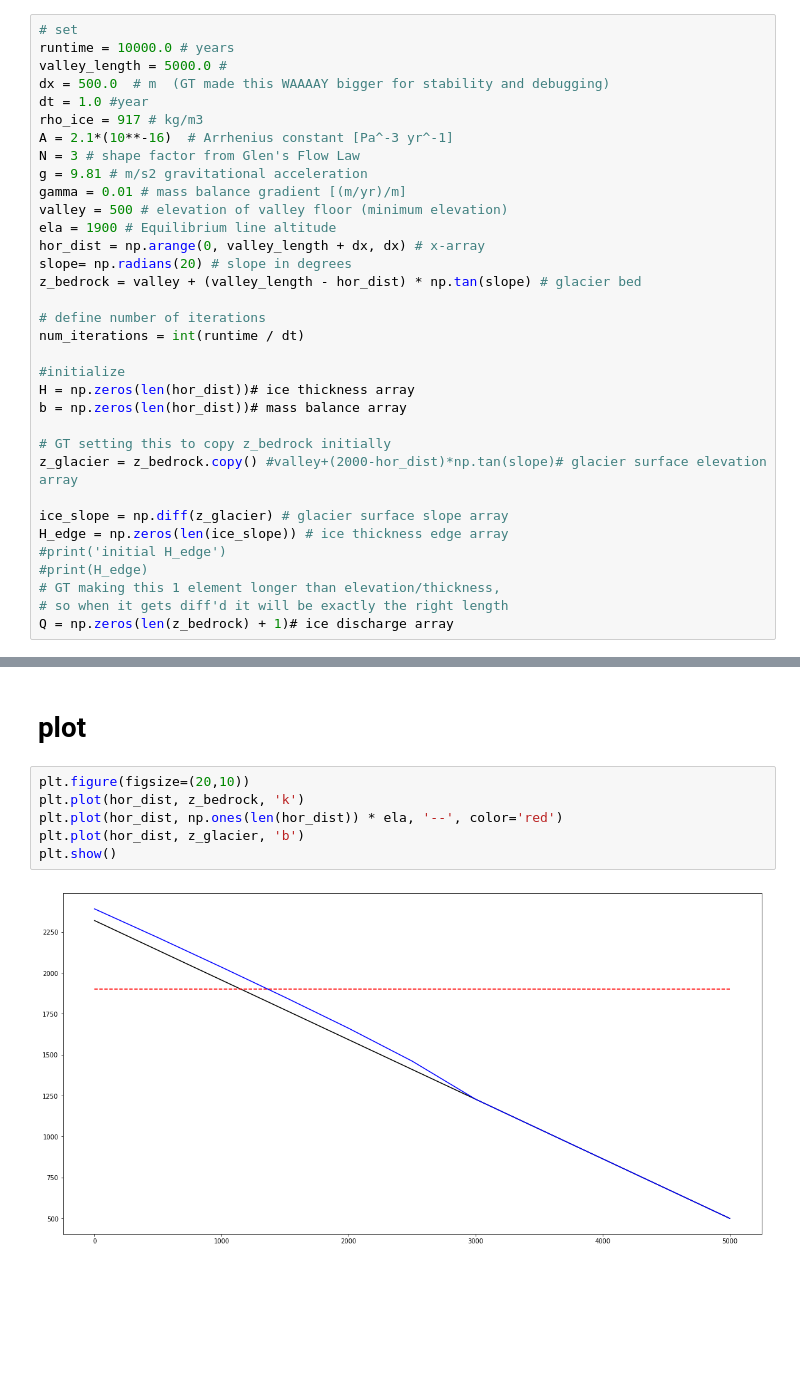
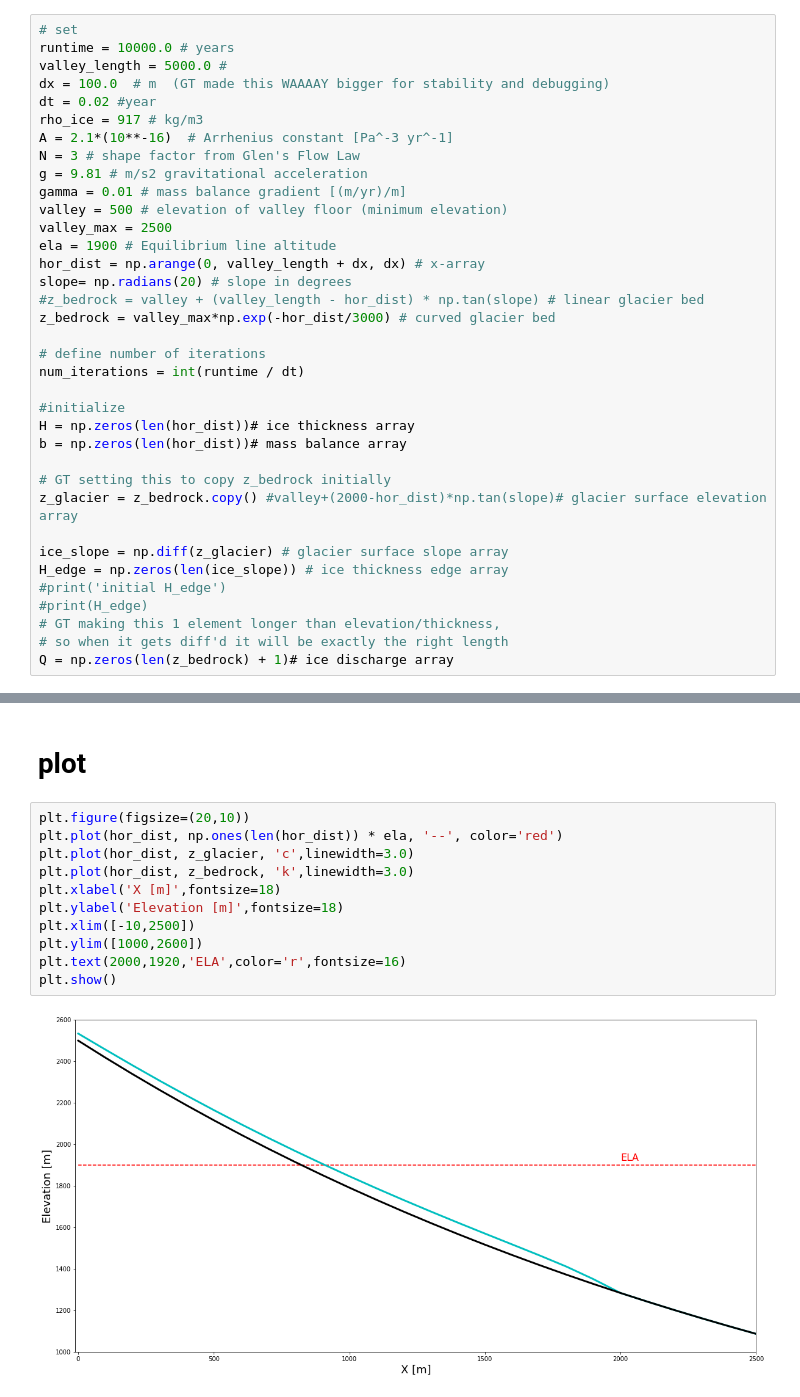
Before and after one commit to mjacqu/glaciers, a Jupyter notebook: glaciers.ipynb, the cells around one changed output, grey strips where cells are left out. Cells and saved outputs as stored; diff of their text form; blank space fills up the shorter version.

Commit message:
glacier model that works

```diff
--- a/glaciers.ipynb
+++ b/glaciers.ipynb
@@ -7,18 +7,20 @@ import matplotlib.pyplot as plt
 # set
 runtime = 10000.0 # years
 valley_length = 5000.0 #
-dx = 500.0  # m  (GT made this WAAAAY bigger for stability and debugging)
-dt = 1.0 #year
+dx = 100.0  # m  (GT made this WAAAAY bigger for stability and debugging)
+dt = 0.02 #year
 rho_ice = 917 # kg/m3
 A = 2.1*(10**-16)  # Arrhenius constant [Pa^-3 yr^-1]
 N = 3 # shape factor from Glen's Flow Law
 g = 9.81 # m/s2 gravitational acceleration
 gamma = 0.01 # mass balance gradient [(m/yr)/m]
 valley = 500 # elevation of valley floor (minimum elevation)
+valley_max = 2500
 ela = 1900 # Equilibrium line altitude
 hor_dist = np.arange(0, valley_length + dx, dx) # x-array
 slope= np.radians(20) # slope in degrees
-z_bedrock = valley + (valley_length - hor_dist) * np.tan(slope) # glacier bed
+#z_bedrock = valley + (valley_length - hor_dist) * np.tan(slope) # linear glacier bed
+z_bedrock = valley_max*np.exp(-hor_dist/3000) # curved glacier bed
 
 # define number of iterations
 num_iterations = int(runtime / dt)
@@ -91,9 +93,14 @@ for i in range(num_iterations):
 # plot
 # %%
 plt.figure(figsize=(20,10))
-plt.plot(hor_dist, z_bedrock, 'k')
 plt.plot(hor_dist, np.ones(len(hor_dist)) * ela, '--', color='red')
-plt.plot(hor_dist, z_glacier, 'b')
+plt.plot(hor_dist, z_glacier, 'c',linewidth=3.0)
+plt.plot(hor_dist, z_bedrock, 'k',linewidth=3.0)
+plt.xlabel('X [m]',fontsize=18)
+plt.ylabel('Elevation [m]',fontsize=18)
+plt.xlim([-10,2500])
+plt.ylim([1000,2600])
+plt.text(2000,1920,'ELA',color='r',fontsize=16)
 plt.show()
 # %% [output]
-[figure, old version]
+[figure, new version]
```
Also changed, not shown: parts of 1 cell of this notebook, 1 other file.
